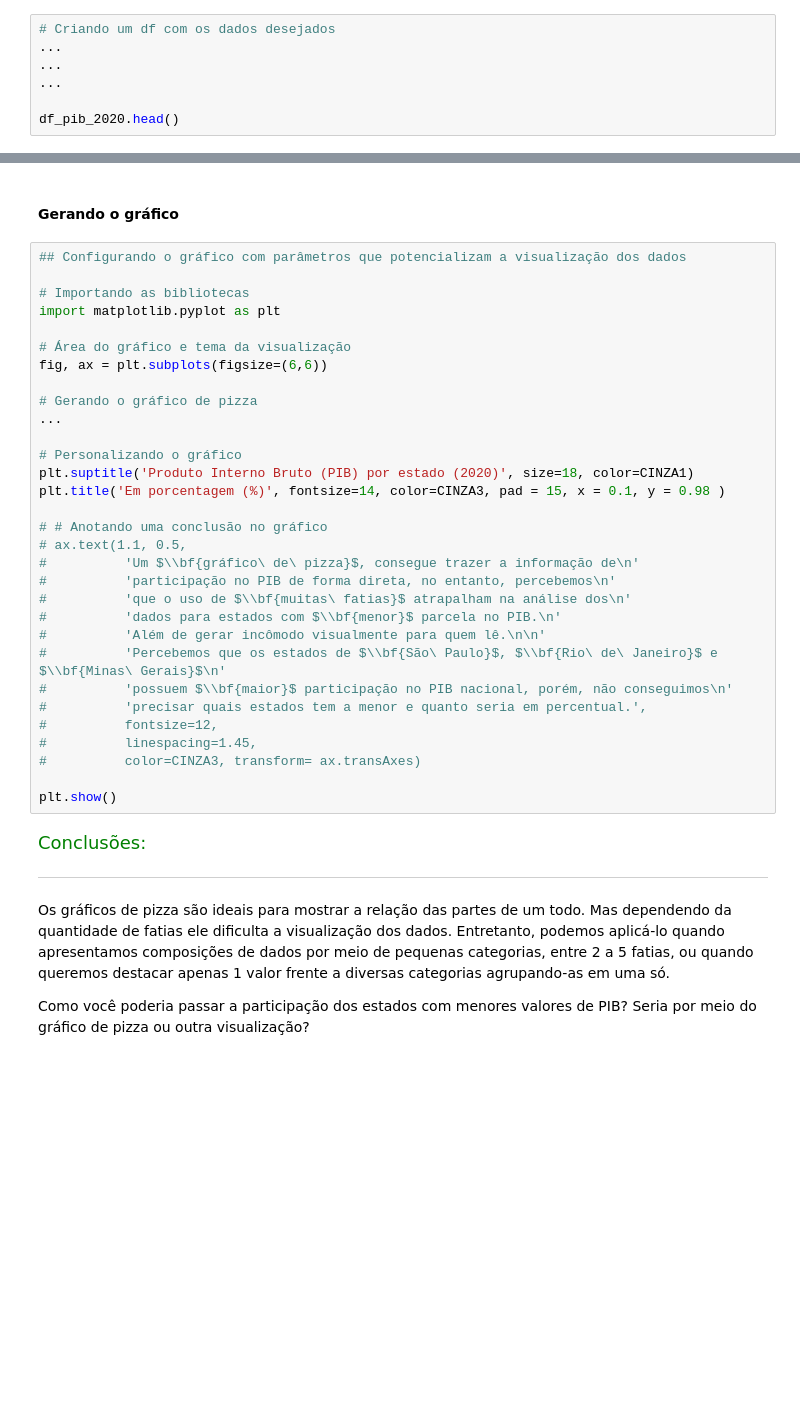
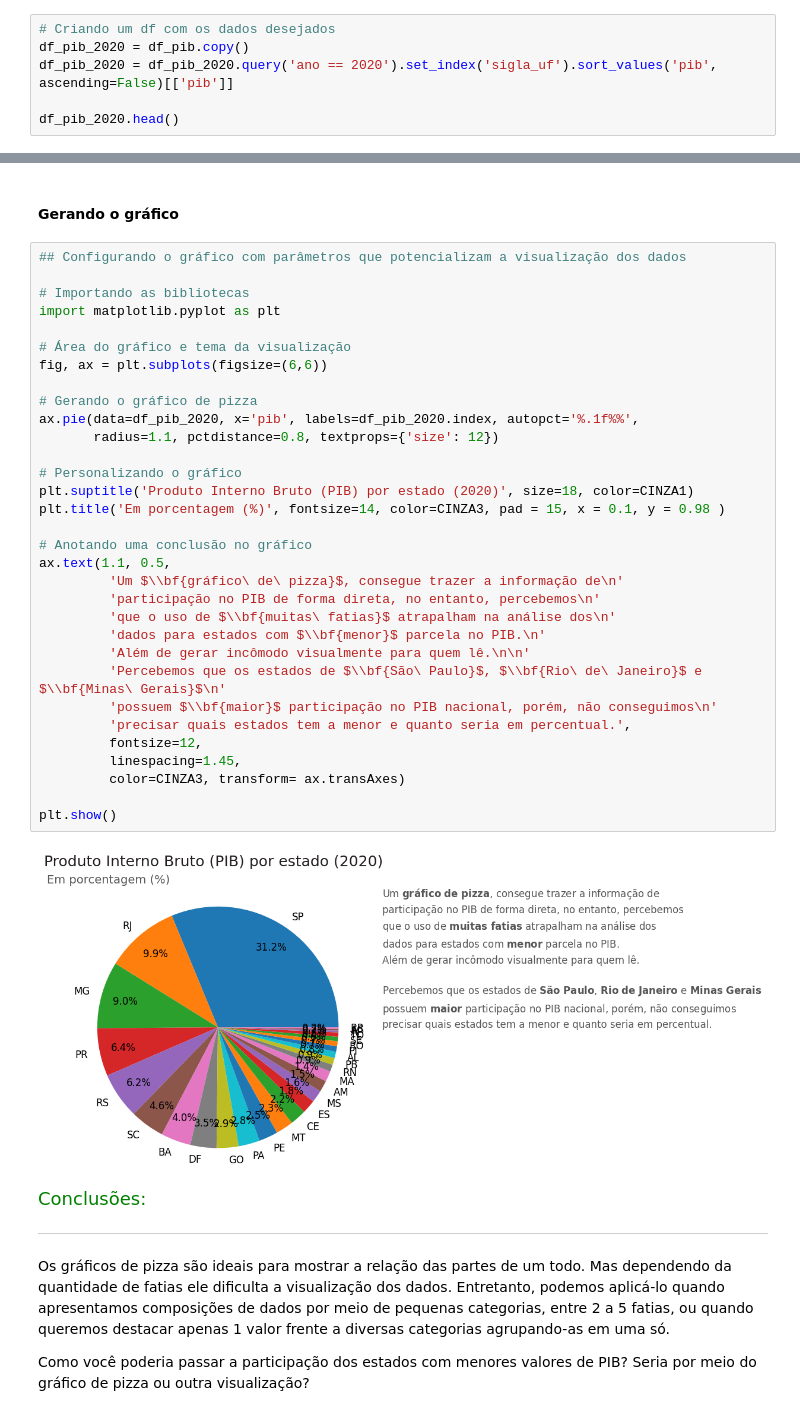
Before and after one commit to Matheus-Pombeiro/dataviz_composition_relationship_charts, a Jupyter notebook: composition_relationship_charts.ipynb, the cells around one changed output, grey strips where cells are left out. Drawn from its saved outputs; the diff is of its cells as text; blank space fills up the shorter version.

Commit message:
feat: First class - data ratio

```diff
--- a/composition_relationship_charts.ipynb
+++ b/composition_relationship_charts.ipynb
@@ -103,8 +135,7 @@ Após visualizarmos de maneira rápida os dados que possuímos, vamos partir par
 #### Tratando os dados para gerar a visualização
 # %%
 # Criando um df com os dados desejados
-...
-...
-...
+df_pib_2020 = df_pib.copy()
+df_pib_2020 = df_pib_2020.query('ano == 2020').set_index('sigla_uf').sort_values('pib', ascending=False)[['pib']]
 
 df_pib_2020.head()
@@ -113,34 +152,37 @@ df_pib_2020.head()
 # %%
 ## Configurando o gráfico com parâmetros que potencializam a visualização dos dados
 
 # Importando as bibliotecas
 import matplotlib.pyplot as plt
 
 # Área do gráfico e tema da visualização
 fig, ax = plt.subplots(figsize=(6,6))
 
 # Gerando o gráfico de pizza
-...
+ax.pie(data=df_pib_2020, x='pib', labels=df_pib_2020.index, autopct='%.1f%%',
+       radius=1.1, pctdistance=0.8, textprops={'size': 12})
 
 # Personalizando o gráfico
 plt.suptitle('Produto Interno Bruto (PIB) por estado (2020)', size=18, color=CINZA1)
 plt.title('Em porcentagem (%)', fontsize=14, color=CINZA3, pad = 15, x = 0.1, y = 0.98 )
 
-# # Anotando uma conclusão no gráfico
-# ax.text(1.1, 0.5,
-#          'Um $\\bf{gráfico\ de\ pizza}$, consegue trazer a informação de\n'
-#          'participação no PIB de forma direta, no entanto, percebemos\n'
-#          'que o uso de $\\bf{muitas\ fatias}$ atrapalham na análise dos\n'
-#          'dados para estados com $\\bf{menor}$ parcela no PIB.\n'
-#          'Além de gerar incômodo visualmente para quem lê.\n\n'
-#          'Percebemos que os estados de $\\bf{São\ Paulo}$, $\\bf{Rio\ de\ Janeiro}$ e $\\bf{Minas\ Gerais}$\n'
-#          'possuem $\\bf{maior}$ participação no PIB nacional, porém, não conseguimos\n'
-#          'precisar quais estados tem a menor e quanto seria em percentual.',
-#          fontsize=12,
-#          linespacing=1.45,
-#          color=CINZA3, transform= ax.transAxes)
+# Anotando uma conclusão no gráfico
+ax.text(1.1, 0.5,
+         'Um $\\bf{gráfico\ de\ pizza}$, consegue trazer a informação de\n'
+         'participação no PIB de forma direta, no entanto, percebemos\n'
+         'que o uso de $\\bf{muitas\ fatias}$ atrapalham na análise dos\n'
+         'dados para estados com $\\bf{menor}$ parcela no PIB.\n'
+         'Além de gerar incômodo visualmente para quem lê.\n\n'
+         'Percebemos que os estados de $\\bf{São\ Paulo}$, $\\bf{Rio\ de\ Janeiro}$ e $\\bf{Minas\ Gerais}$\n'
+         'possuem $\\bf{maior}$ participação no PIB nacional, porém, não conseguimos\n'
+         'precisar quais estados tem a menor e quanto seria em percentual.',
+         fontsize=12,
+         linespacing=1.45,
+         color=CINZA3, transform= ax.transAxes)
 
 plt.show()
+# %% [output]
+[figure, added]
 # %% [markdown]
 <font color=green size=4> Conclusões: </font>
 
```
Also changed, not shown: parts of 16 cells of this notebook.
